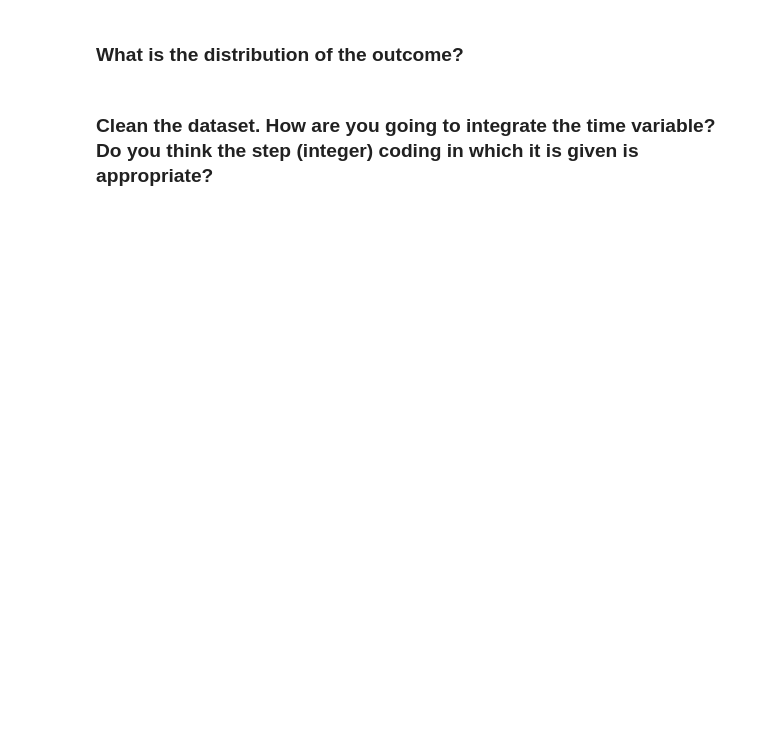
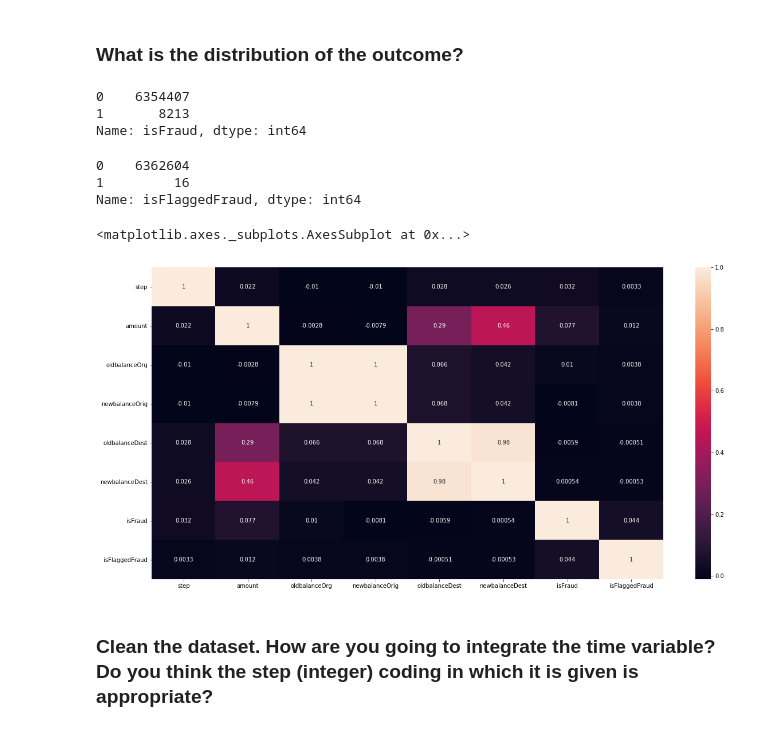
Before and after one commit to ta-datapt-bcn/lab-unbalance, a Jupyter notebook: your-code/lab_inbalance.ipynb, the cells around one changed output. Drawn from its saved outputs; the diff is of its cells as text; code cells hidden in the pictures; blank space fills up the shorter version.

```diff
--- a/your-code/lab_inbalance.ipynb
+++ b/your-code/lab_inbalance.ipynb
@@ -9,2 +15,4 @@ Like we disussed in class, when we have noisy data, if we are not careful, we ca
 # %%
 # Your code here
+fraud_detection = pd.read_csv('../data/PS_20174392719_1491204439457_log.csv')
+fraud_detection.head()
@@ -12,5 +48,22 @@ Like we disussed in class, when we have noisy data, if we are not careful, we ca
 ### What is the distribution of the outcome?
 # %%
 # Your response here
+fraud_detection.isFraud.value_counts()
+# %% [output]
+0    6354407
+1       8213
+Name: isFraud, dtype: int64
+# %%
+fraud_detection.isFlaggedFraud.value_counts()
+# %% [output]
+0    6362604
+1         16
+Name: isFlaggedFraud, dtype: int64
+# %%
+plt.figure(figsize=(20,10))
+sns.heatmap(fraud_detection.corr(), annot=True)
+# %% [output]
+<matplotlib.axes._subplots.AxesSubplot at 0x...>
+[figure, added]
 # %% [markdown]
 ### Clean the dataset. How are you going to integrate the time variable? Do you think the step (integer) coding in which it is given is appropriate?
```
Also changed, not shown: parts of 14 cells of this notebook.
